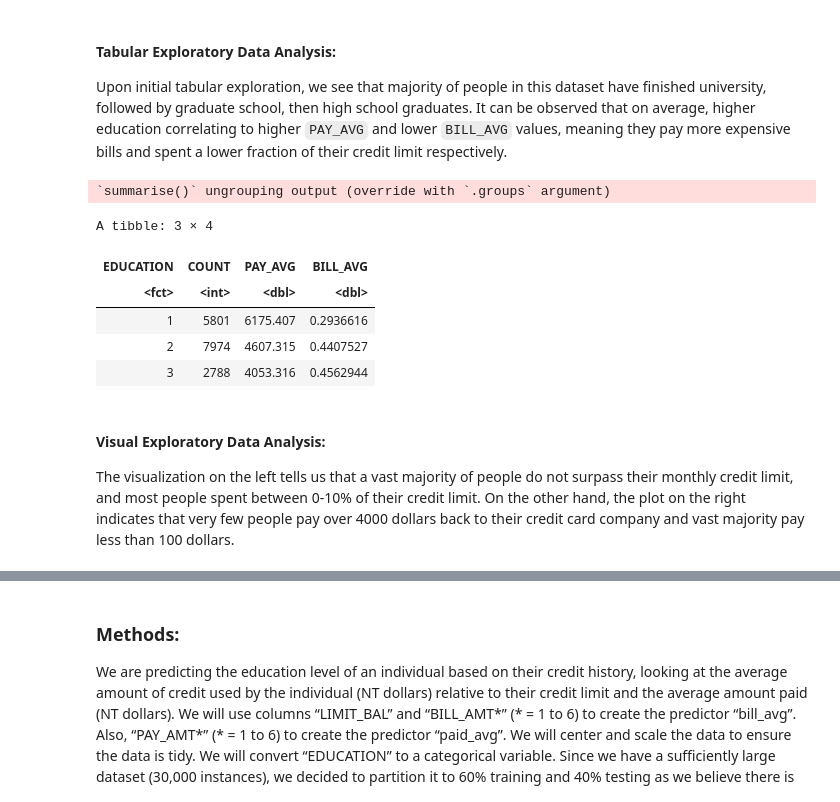
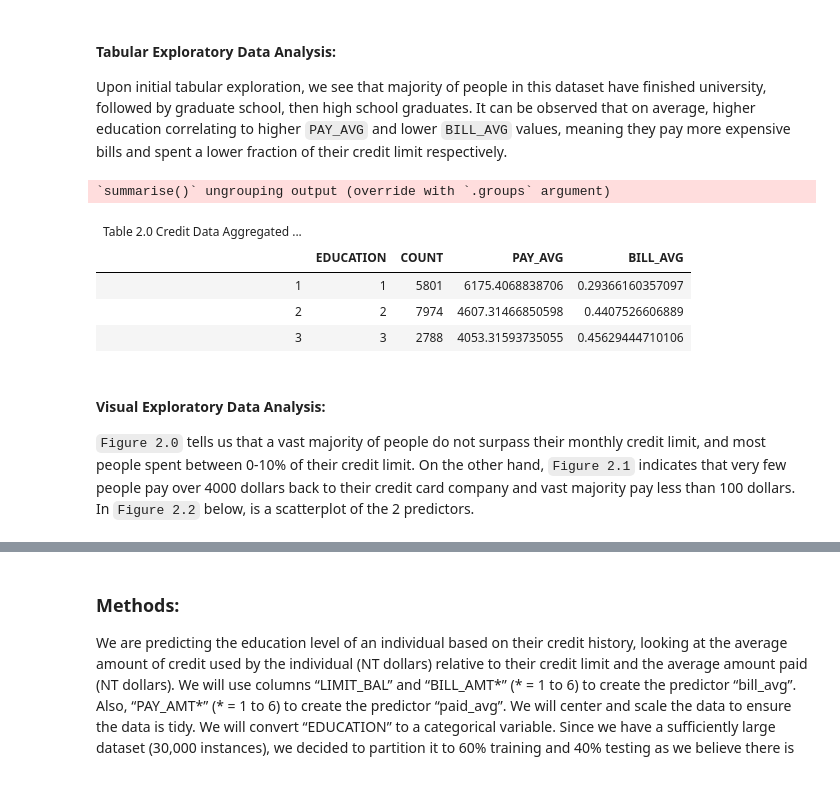
Before and after one commit to Yu-George/DSCI-100-Project, a Jupyter notebook: Report.ipynb, the cells around one changed output, grey strips where cells are left out. Cells and saved outputs as stored; diff of their text form; code cells hidden in the pictures.

````diff
--- a/Report.ipynb
+++ b/Report.ipynb
@@ -104,19 +100,19 @@ Upon initial tabular exploration, we see that majority of people in this dataset
 # %%
 credit_edu <- credit_train %>%
     group_by(EDUCATION) %>%
     summarize(COUNT = n(), PAY_AVG = mean(PAY_AVG), BILL_AVG = mean(BILL_AVG))
-credit_edu
+credit_edu %>%
+    set_caption('Table 2.0 Credit Data Aggregated by Education Type')
 # %% [output]
 `summarise()` ungrouping output (override with `.groups` argument)
-A tibble: 3 × 4
-| EDUCATION | COUNT | PAY_AVG | BILL_AVG |
-| <fct> | <int> | <dbl> | <dbl> |
-| 1 | 5801 | 6175.407 | 0.2936616 |
-| 2 | 7974 | 4607.315 | 0.4407527 |
-| 3 | 2788 | 4053.316 | 0.4562944 |
+| Table 2.0 Credit Data Aggregated ... |  |  |  |  |
+|  | EDUCATION | COUNT | PAY_AVG | BILL_AVG |
+| 1 | 1 | 5801 | 6175.4068838706 | 0.29366160357097 |
+| 2 | 2 | 7974 | 4607.31466850598 | 0.4407526606889 |
+| 3 | 3 | 2788 | 4053.31593735055 | 0.45629444710106 |
 # %% [markdown]
 #### Visual Exploratory Data Analysis:
-The visualization on the left tells us that a vast majority of people do not surpass their monthly credit limit, and most people spent between 0-10% of their credit limit. On the other hand, the plot on the right indicates that very few people pay over 4000 dollars back to their credit card company and vast majority pay less than 100 dollars.
+```Figure 2.0``` tells us that a vast majority of people do not surpass their monthly credit limit, and most people spent between 0-10% of their credit limit. On the other hand, ```Figure 2.1``` indicates that very few people pay over 4000 dollars back to their credit card company and vast majority pay less than 100 dollars. In ```Figure 2.2``` below, is a scatterplot of the 2 predictors.
 # %%
 options(repr.plot.width = 15, repr.plot.height = 15)
 
````
Also changed, not shown: parts of 14 cells of this notebook, 1 other file.
